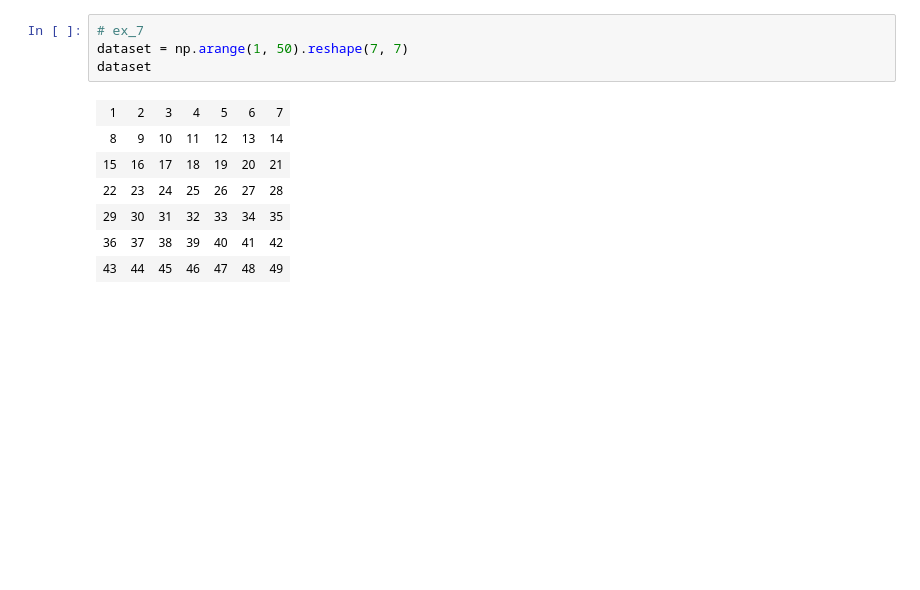
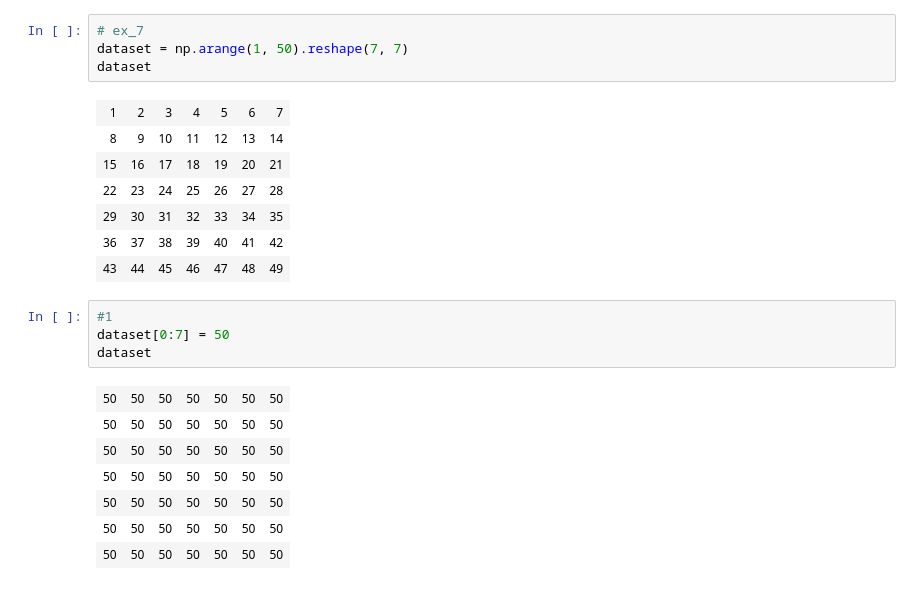
Before and after one commit to hotteleport/Data-Analytics, a Jupyter notebook: Exercises_set_1.ipynb, the cells around one changed output. Cells and saved outputs as stored; diff of their text form; blank space fills up the shorter version.

```diff
--- a/Exercises_set_1.ipynb
+++ b/Exercises_set_1.ipynb
@@ -371,3 +373,15 @@ dataset
 | 29 | 30 | 31 | 32 | 33 | 34 | 35 |
 | 36 | 37 | 38 | 39 | 40 | 41 | 42 |
 | 43 | 44 | 45 | 46 | 47 | 48 | 49 |
+# %%
+#1
+dataset[0:7] = 50
+dataset
+# %% [output]
+| 50 | 50 | 50 | 50 | 50 | 50 | 50 |
+| 50 | 50 | 50 | 50 | 50 | 50 | 50 |
+| 50 | 50 | 50 | 50 | 50 | 50 | 50 |
+| 50 | 50 | 50 | 50 | 50 | 50 | 50 |
+| 50 | 50 | 50 | 50 | 50 | 50 | 50 |
+| 50 | 50 | 50 | 50 | 50 | 50 | 50 |
+| 50 | 50 | 50 | 50 | 50 | 50 | 50 |
```
Also changed, not shown: parts of 11 cells of this notebook.
